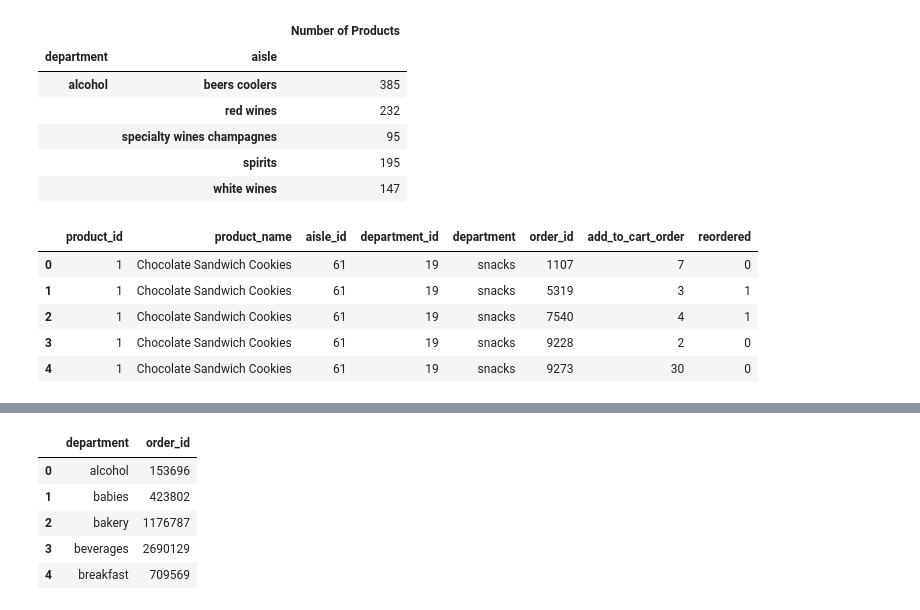
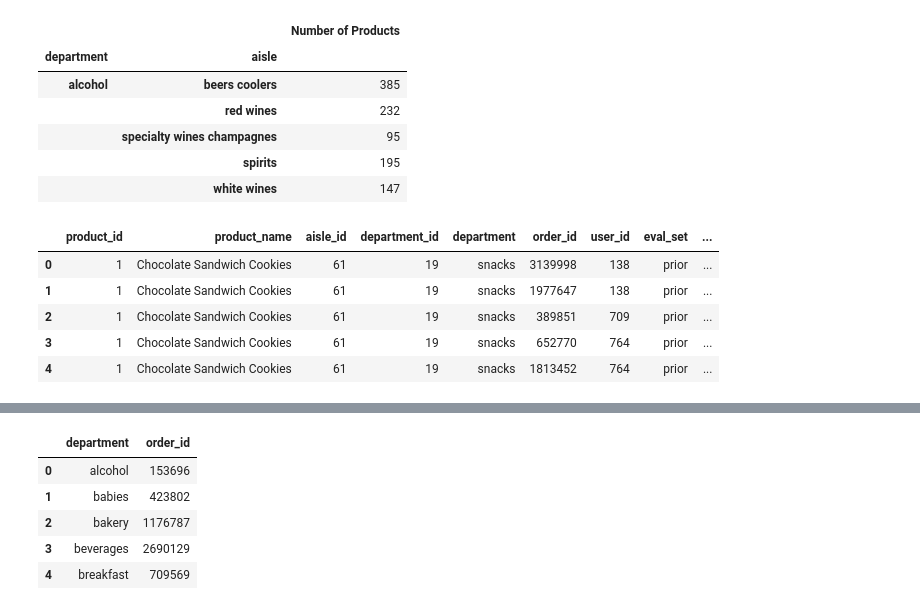
Before and after one commit to nt2462/Capstone1---Instacart, a Jupyter notebook: Instacart project.ipynb, the cells around one changed output, grey strips where cells are left out. Saved outputs shown, nothing was run; the diff lists cells and outputs as text; code cells hidden in the pictures.

```diff
--- a/Instacart project.ipynb
+++ b/Instacart project.ipynb
@@ -61,3 +88,7 @@ orders.shape
+# %%
+#rename all the columns:
+orders.columns = ['order_id','user_id','eval_set','order_number','order_dow','order_hour_of_day',
+                  'days_since_prior_order','average_order_hour_of_day']
 # %%
 orders.head()
 # %% [output]
@@ -100,6 +133,3 @@ The table above indicates that the column "days_since_prior_orders" has 6% missi
-# %%
-#drop na in order to analyze the data
-orders = orders.dropna()
 # %%
 orders.describe()
 # %% [output]
@@ -420,7 +450,9 @@ The top aisles that are most purchased by customers include: produce, dairy eggs
 between the number of items per order and how long it takes one to reorder afterwards.
 By doing so, we can figure out if people who order more items take longer time to reorder?
 """
-orders_and_prior = pd.merge(orders,prior_order,how='left',on='order_id')
+
+#we only want 'prior' order here
+orders_and_prior = pd.merge(orders,prior_order,how='right',on='order_id')
 # %%
 orders_and_prior.head()
 # %% [output]
@@ -467,7 +514,7 @@ Join Department and products table to see what products are under a certain depa
 """
 
 
-products_dept = pd.merge(products,departments,on='department_id', how='left')
+products_dept = pd.merge(products,departments,on='department_id', how='right')
 products_dept.head()
 # %% [output]
 |  | product_id | product_name | aisle_id | department_id | department |
@@ -499,12 +546,12 @@ dept_aisle.head()
 |  | spirits | 195 |
 |  | white wines | 147 |
 # %%
-orders_products = pd.merge(products_dept,prior_order,on='product_id',how='right')
+orders_products = pd.merge(products_dept,orders_and_prior,on='product_id',how='right')
 orders_products.head()
 # %% [output]
-|  | product_id | product_name | aisle_id | department_id | department | order_id | add_to_cart_order | reordered |
-| 0 | 1 | Chocolate Sandwich Cookies | 61 | 19 | snacks | 1107 | 7 | 0 |
-| 1 | 1 | Chocolate Sandwich Cookies | 61 | 19 | snacks | 5319 | 3 | 1 |
-| 2 | 1 | Chocolate Sandwich Cookies | 61 | 19 | snacks | 7540 | 4 | 1 |
-| 3 | 1 | Chocolate Sandwich Cookies | 61 | 19 | snacks | 9228 | 2 | 0 |
-| 4 | 1 | Chocolate Sandwich Cookies | 61 | 19 | snacks | 9273 | 30 | 0 |
+|  | product_id | product_name | aisle_id | department_id | department | order_id | user_id | eval_set | ... |
+| 0 | 1 | Chocolate Sandwich Cookies | 61 | 19 | snacks | 3139998 | 138 | prior | ... |
+| 1 | 1 | Chocolate Sandwich Cookies | 61 | 19 | snacks | 1977647 | 138 | prior | ... |
+| 2 | 1 | Chocolate Sandwich Cookies | 61 | 19 | snacks | 389851 | 709 | prior | ... |
+| 3 | 1 | Chocolate Sandwich Cookies | 61 | 19 | snacks | 652770 | 764 | prior | ... |
+| 4 | 1 | Chocolate Sandwich Cookies | 61 | 19 | snacks | 1813452 | 764 | prior | ... |
```
Also changed, not shown: parts of 165 cells of this notebook.
